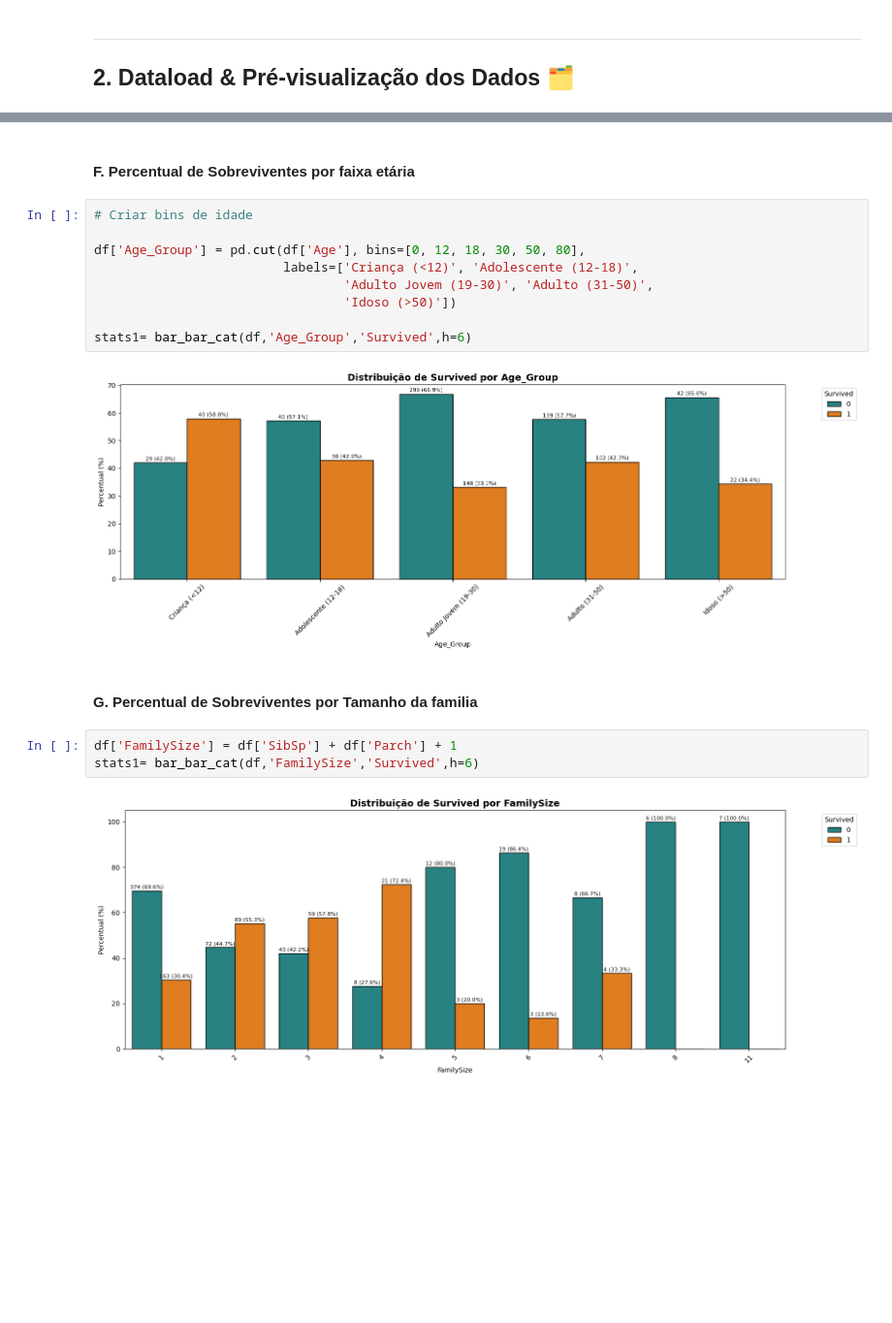
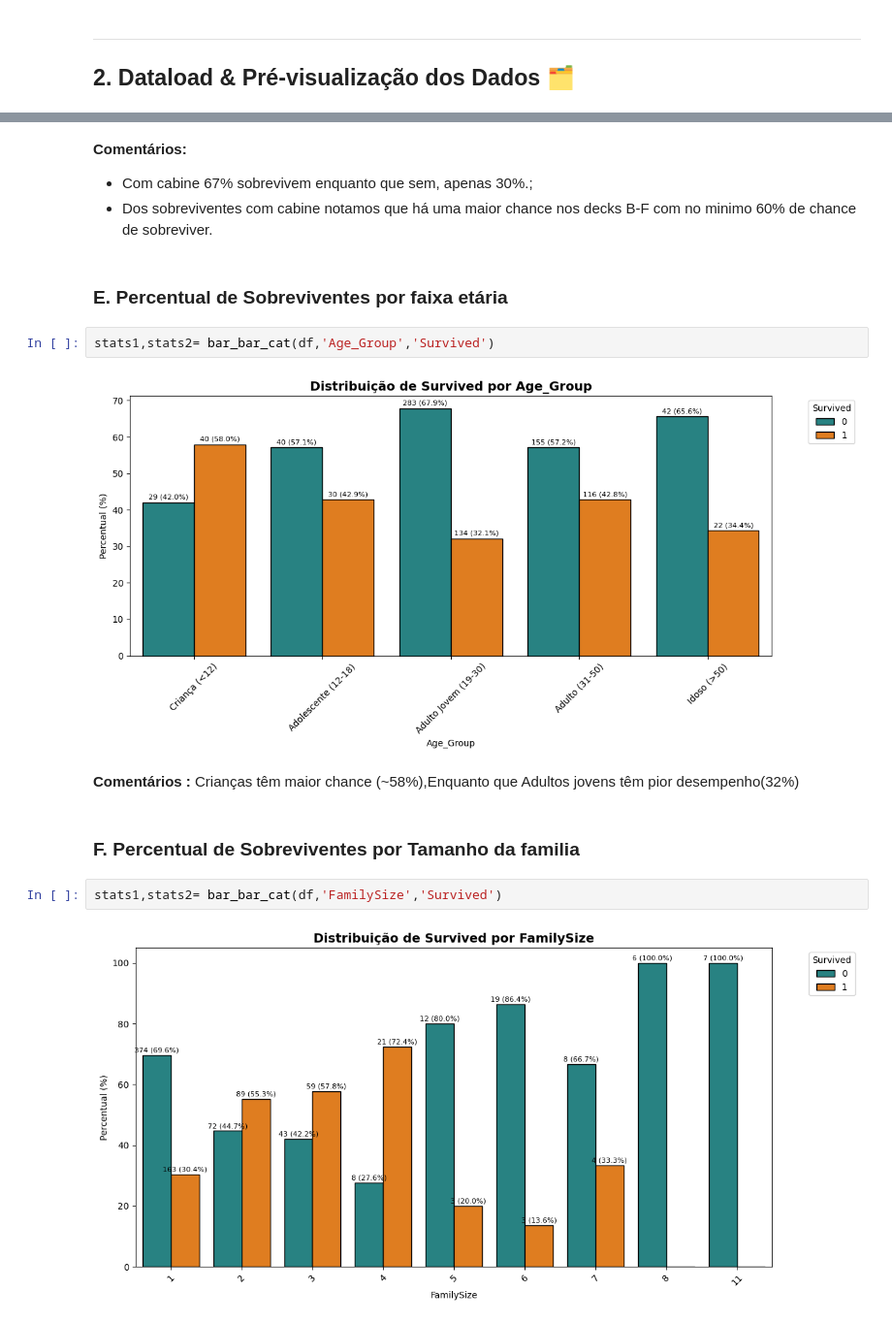
Before and after one commit to albertoakel/Kaggle, a Jupyter notebook: Titanic/notebook/EDA.ipynb, the cells around one changed output, grey strips where cells are left out. Shown at 97% size. Saved outputs shown, nothing was run; the diff lists cells and outputs as text; blank space fills up the shorter version.

```diff
--- a/Titanic/notebook/EDA.ipynb
+++ b/Titanic/notebook/EDA.ipynb
@@ -130,20 +221,18 @@ stats1= bar_bar_cat(df,'HasCabin','Survived',h=6)
+# %% [markdown]
+**Comentários:**
+* Com cabine 67% sobrevivem enquanto que sem, apenas 30%.;
+* Dos sobreviventes com cabine notamos que há uma maior chance nos decks B-F com no minimo 60% de chance de sobreviver.
 # %% [markdown]
-#### F. Percentual de Sobreviventes por faixa etária
+### E. Percentual de Sobreviventes por faixa etária
 # %%
-# Criar bins de idade
-
-df['Age_Group'] = pd.cut(df['Age'], bins=[0, 12, 18, 30, 50, 80],
-                         labels=['Criança (<12)', 'Adolescente (12-18)',
-                                 'Adulto Jovem (19-30)', 'Adulto (31-50)',
-                                 'Idoso (>50)'])
-
-stats1= bar_bar_cat(df,'Age_Group','Survived',h=6)
+stats1,stats2= bar_bar_cat(df,'Age_Group','Survived')
 # %% [output]
-[figure, old version]
+[figure, new version]
+# %% [markdown]
+**Comentários :** Crianças têm maior chance (~58%),Enquanto que Adultos jovens têm pior desempenho(32%)
 # %% [markdown]
-#### G. Percentual de Sobreviventes por Tamanho da familia
+### F. Percentual de Sobreviventes por Tamanho da familia
 # %%
-df['FamilySize'] = df['SibSp'] + df['Parch'] + 1
-stats1= bar_bar_cat(df,'FamilySize','Survived',h=6)
+stats1,stats2= bar_bar_cat(df,'FamilySize','Survived')
 # %% [output]
-[figure, old version]
+[figure, new version]
```
Also changed, not shown: parts of 27 cells of this notebook, 2 other files.
